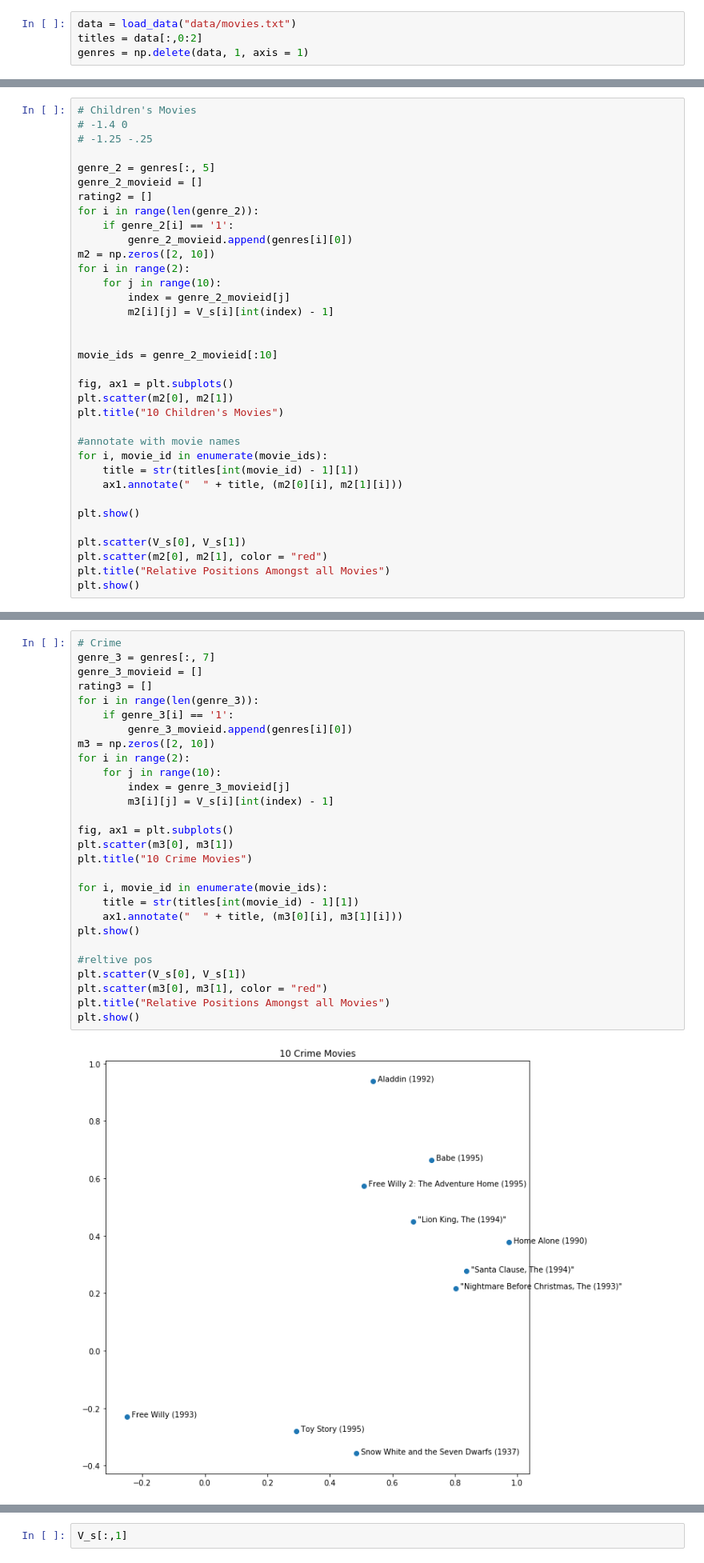
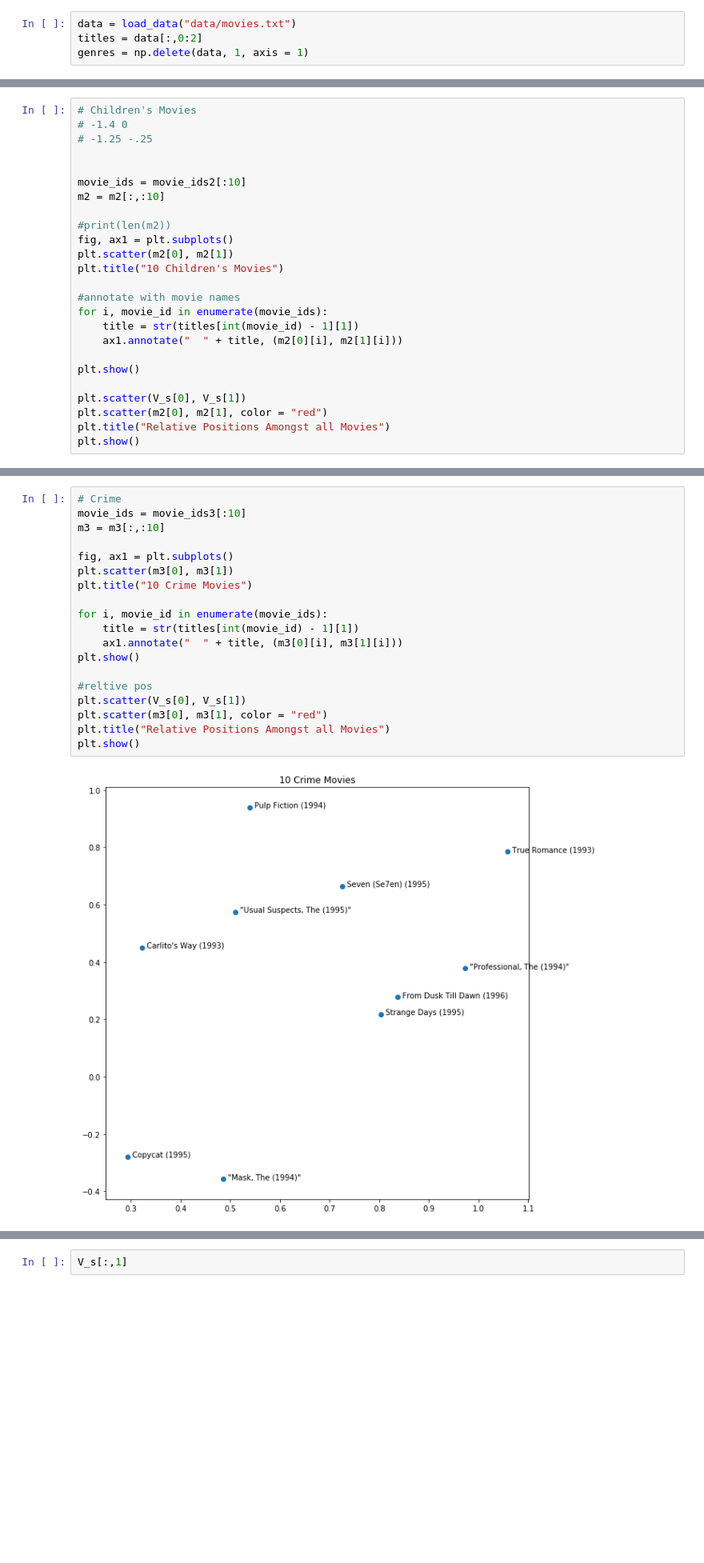
Before and after one commit to jwcomo66/miniproject2, a Jupyter notebook: MP2-bias.ipynb, the cells around one changed output, grey strips where cells are left out. Shown at 80% size. Cells and saved outputs as stored; diff of their text form; blank space fills up the shorter version.

Commit message:
Matrix Visualization w/bias w/ updated graphs

```diff
--- a/MP2-bias.ipynb
+++ b/MP2-bias.ipynb
@@ -539,21 +529,11 @@ plt.show()
 # -1.4 0
 # -1.25 -.25
 
-genre_2 = genres[:, 5]
-genre_2_movieid = []
-rating2 = []
-for i in range(len(genre_2)):
-    if genre_2[i] == '1':
-        genre_2_movieid.append(genres[i][0])
-m2 = np.zeros([2, 10])
-for i in range(2):
-    for j in range(10):
-        index = genre_2_movieid[j]
-        m2[i][j] = V_s[i][int(index) - 1]
 
+movie_ids = movie_ids2[:10]
+m2 = m2[:,:10]
 
-movie_ids = genre_2_movieid[:10]
-
+#print(len(m2))
 fig, ax1 = plt.subplots()
 plt.scatter(m2[0], m2[1])
 plt.title("10 Children's Movies")
@@ -575,30 +555,21 @@ plt.show()
 # %%
 # Crime
-genre_3 = genres[:, 7]
-genre_3_movieid = []
-rating3 = []
-for i in range(len(genre_3)):
-    if genre_3[i] == '1':
-        genre_3_movieid.append(genres[i][0])
-m3 = np.zeros([2, 10])
-for i in range(2):
-    for j in range(10):
-        index = genre_3_movieid[j]
-        m3[i][j] = V_s[i][int(index) - 1]
+movie_ids = movie_ids3[:10]
+m3 = m3[:,:10]
 
 fig, ax1 = plt.subplots()
 plt.scatter(m3[0], m3[1])
 plt.title("10 Crime Movies")
 
 for i, movie_id in enumerate(movie_ids):
     title = str(titles[int(movie_id) - 1][1])
     ax1.annotate("  " + title, (m3[0][i], m3[1][i]))
 plt.show()
 
 #reltive pos
 plt.scatter(V_s[0], V_s[1])
 plt.scatter(m3[0], m3[1], color = "red")
 plt.title("Relative Positions Amongst all Movies")
 plt.show()
 # %% [output]
-[figure, old version]
+[figure, new version]
```
Also changed, not shown: parts of 5 cells of this notebook.
